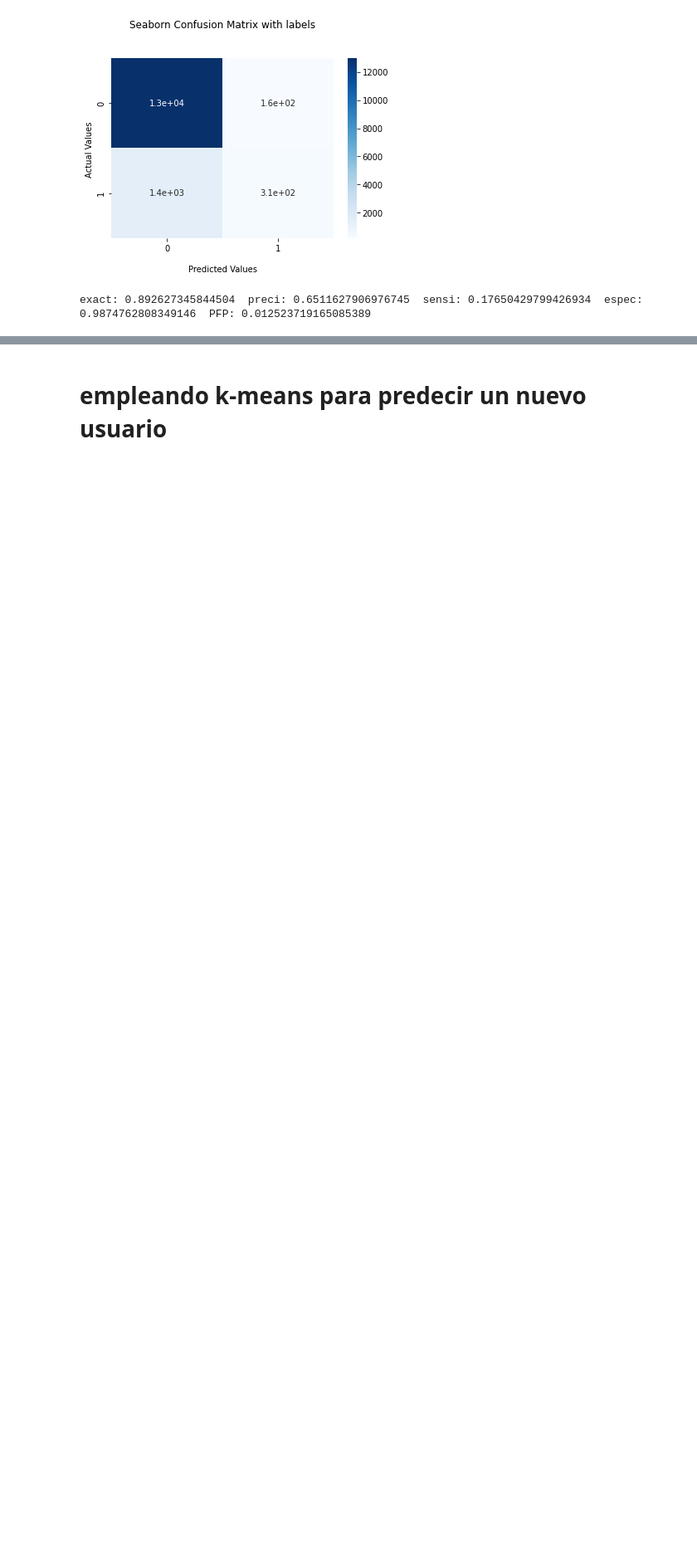
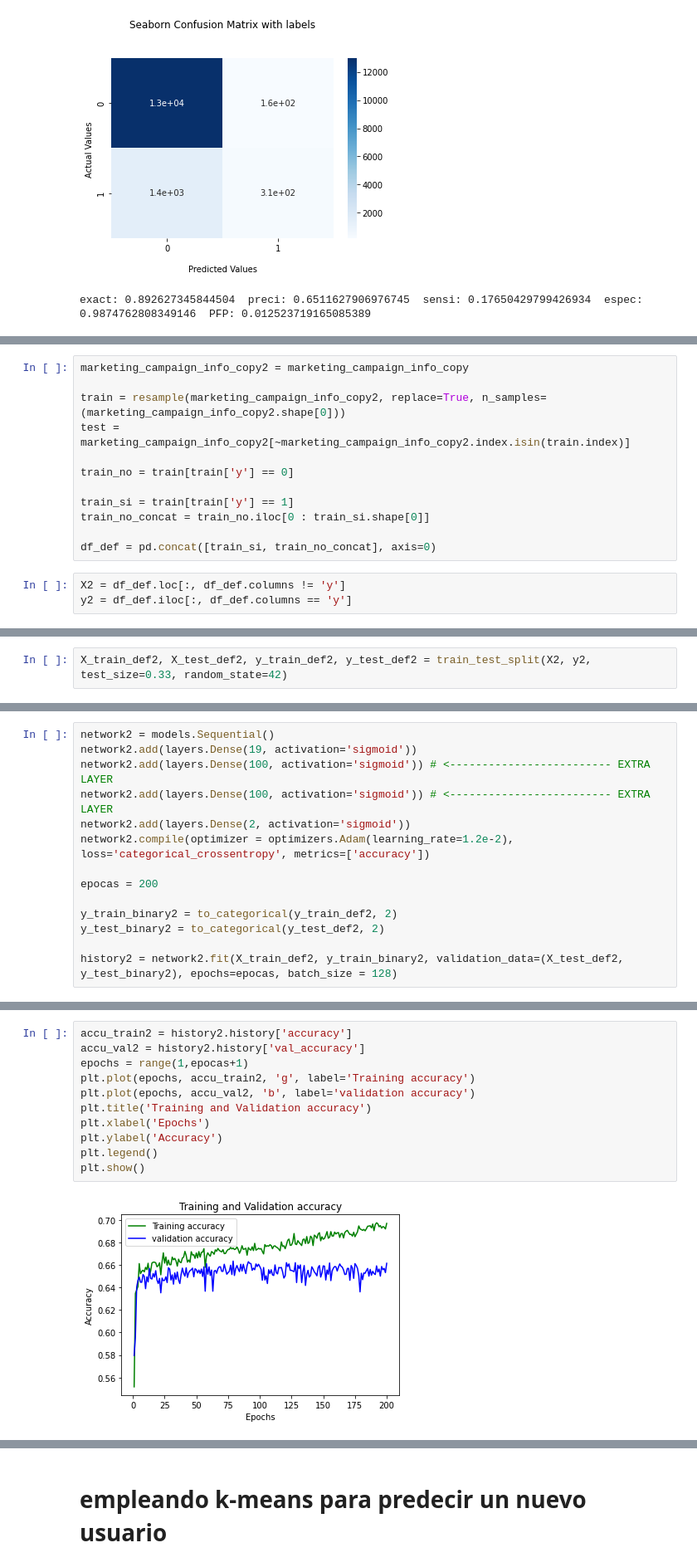
Before and after one commit to estebanhernandezr/Entregas-Semanales, a Jupyter notebook: AndreyEsteban_LizarazoHernandez_proyecto4.ipynb, the cells around one changed output, grey strips where cells are left out. Shown at 83% size. Drawn from its saved outputs; the diff is of its cells as text; blank space fills up the shorter version.

```diff
--- a/AndreyEsteban_LizarazoHernandez_proyecto4.ipynb
+++ b/AndreyEsteban_LizarazoHernandez_proyecto4.ipynb
@@ -433,0 +442,15 @@ exact: 0.892627345844504  preci: 0.6511627906976745  sensi: 0.17650429799426934
+# %%
+marketing_campaign_info_copy2 = marketing_campaign_info_copy
+
+train = resample(marketing_campaign_info_copy2, replace=True, n_samples=(marketing_campaign_info_copy2.shape[0]))
+test = marketing_campaign_info_copy2[~marketing_campaign_info_copy2.index.isin(train.index)]
+
+train_no = train[train['y'] == 0]
+
+train_si = train[train['y'] == 1]
+train_no_concat = train_no.iloc[0 : train_si.shape[0]]
+
+df_def = pd.concat([train_si, train_no_concat], axis=0)
+# %%
+X2 = df_def.loc[:, df_def.columns != 'y']
+y2 = df_def.iloc[:, df_def.columns == 'y']
@@ -433,0 +459,2 @@ exact: 0.892627345844504  preci: 0.6511627906976745  sensi: 0.17650429799426934
+# %%
+X_train_def2, X_test_def2, y_train_def2, y_test_def2 = train_test_split(X2, y2, test_size=0.33, random_state=42)
@@ -433,0 +463,14 @@ exact: 0.892627345844504  preci: 0.6511627906976745  sensi: 0.17650429799426934
+# %%
+network2 = models.Sequential()
+network2.add(layers.Dense(19, activation='sigmoid'))
+network2.add(layers.Dense(100, activation='sigmoid')) # <------------------------- EXTRA LAYER
+network2.add(layers.Dense(100, activation='sigmoid')) # <------------------------- EXTRA LAYER
+network2.add(layers.Dense(2, activation='sigmoid'))
+network2.compile(optimizer = optimizers.Adam(learning_rate=1.2e-2), loss='categorical_crossentropy', metrics=['accuracy'])
+
+epocas = 200
+
+y_train_binary2 = to_categorical(y_train_def2, 2)
+y_test_binary2 = to_categorical(y_test_def2, 2)
+
+history2 = network2.fit(X_train_def2, y_train_binary2, validation_data=(X_test_def2, y_test_binary2), epochs=epocas, batch_size = 128)
@@ -433,0 +497,13 @@ exact: 0.892627345844504  preci: 0.6511627906976745  sensi: 0.17650429799426934
+# %%
+accu_train2 = history2.history['accuracy']
+accu_val2 = history2.history['val_accuracy']
+epochs = range(1,epocas+1)
+plt.plot(epochs, accu_train2, 'g', label='Training accuracy')
+plt.plot(epochs, accu_val2, 'b', label='validation accuracy')
+plt.title('Training and Validation accuracy')
+plt.xlabel('Epochs')
+plt.ylabel('Accuracy')
+plt.legend()
+plt.show()
+# %% [output]
+[figure, added]
```
Also changed, not shown: parts of 13 cells of this notebook.
